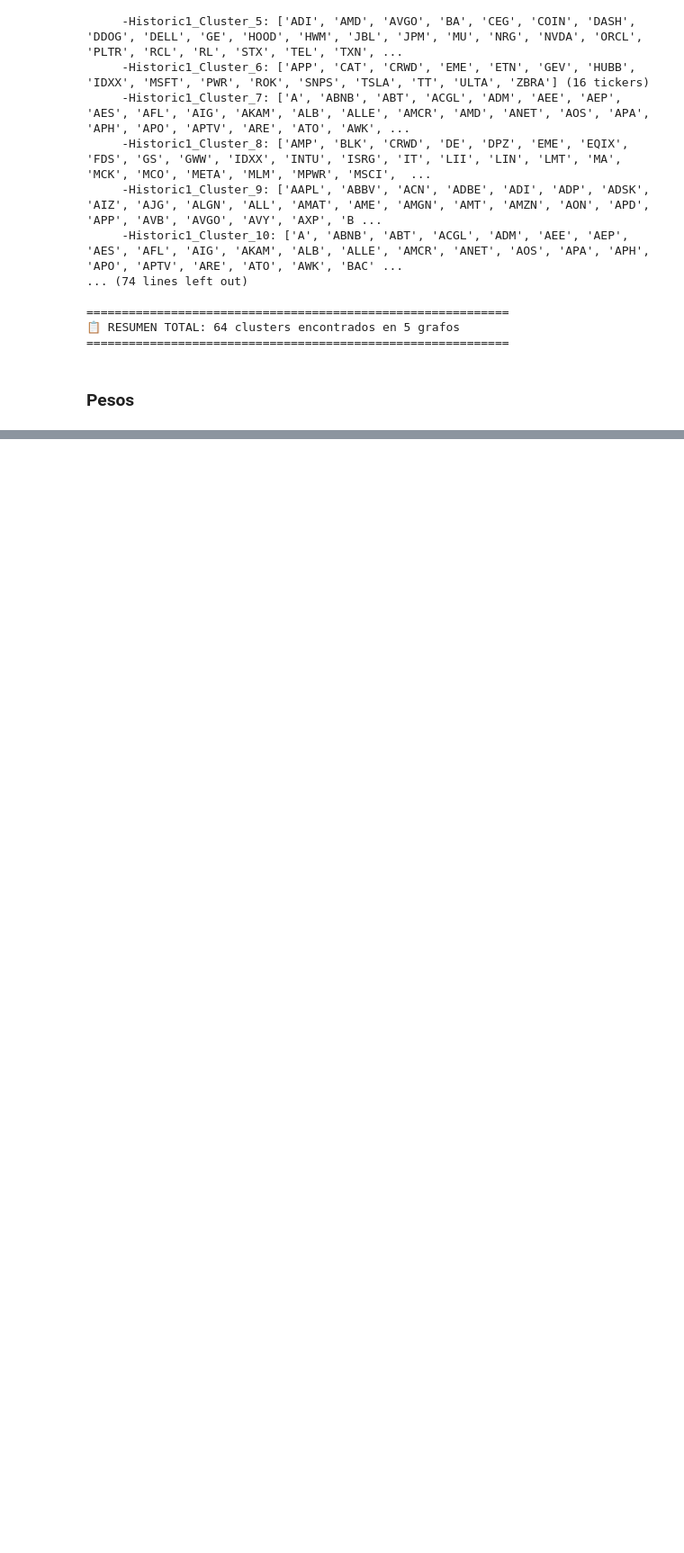
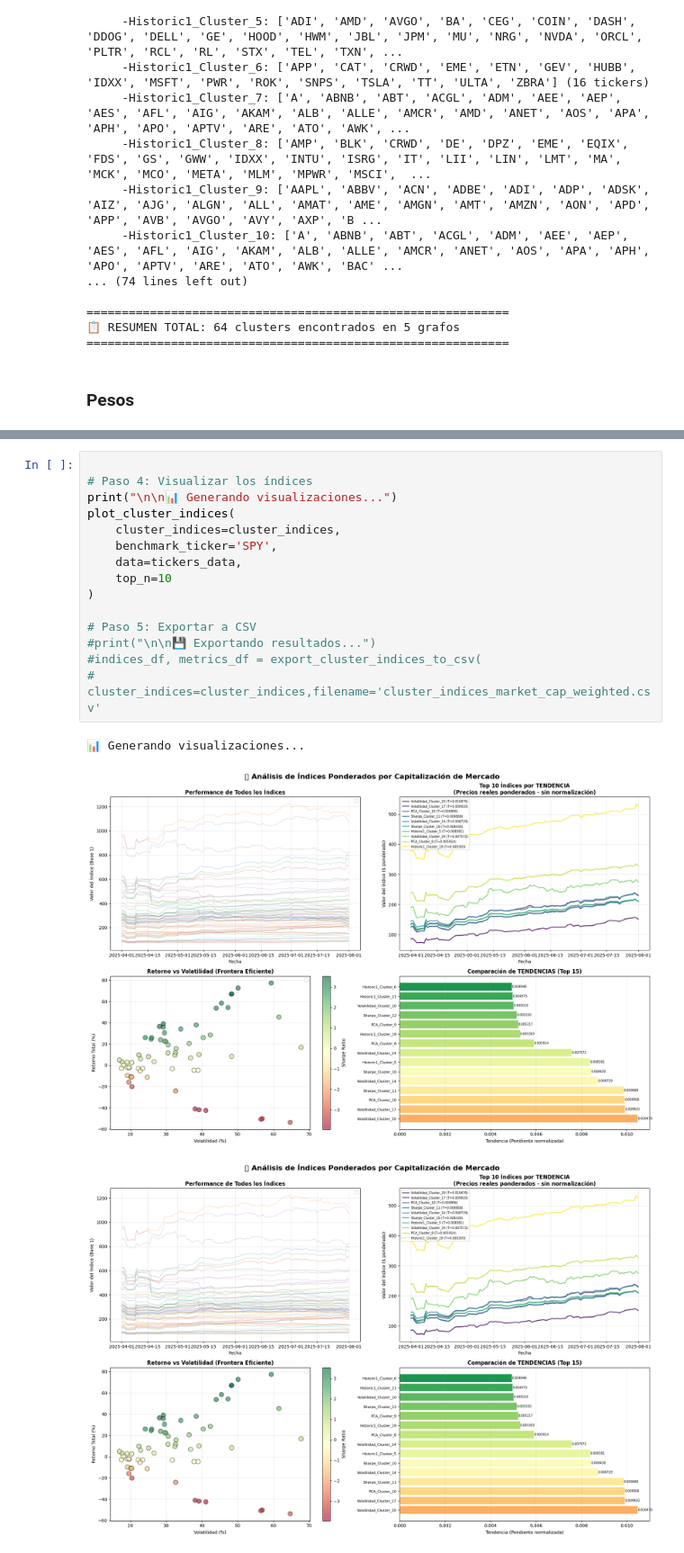
Before and after one commit to AlfDur20/Estancia_Alfredo, a Jupyter notebook: Acomodo final mapper.ipynb, the cells around one changed output, grey strips where cells are left out. Shown at 90% size. Saved outputs shown, nothing was run; the diff lists cells and outputs as text; blank space fills up the shorter version.

```diff
--- a/Acomodo final mapper.ipynb
+++ b/Acomodo final mapper.ipynb
@@ -1055,0 +1090,19 @@ print(f"   📉 Max Drawdown promedio: {summary_df['Max Drawdown (%)'].mean():.2
+# %%
+
+# Paso 4: Visualizar los índices
+print("\n\n📊 Generando visualizaciones...")
+plot_cluster_indices(
+    cluster_indices=cluster_indices,
+    benchmark_ticker='SPY',
+    data=tickers_data,
+    top_n=10
+)
+
+# Paso 5: Exportar a CSV
+#print("\n\n💾 Exportando resultados...")
+#indices_df, metrics_df = export_cluster_indices_to_csv(
+#    cluster_indices=cluster_indices,filename='cluster_indices_market_cap_weighted.csv'
+# %% [output]
+📊 Generando visualizaciones...
+[figure, added]
+[figure, added]
```
Also changed, not shown: parts of 31 cells of this notebook, 6 other files.
